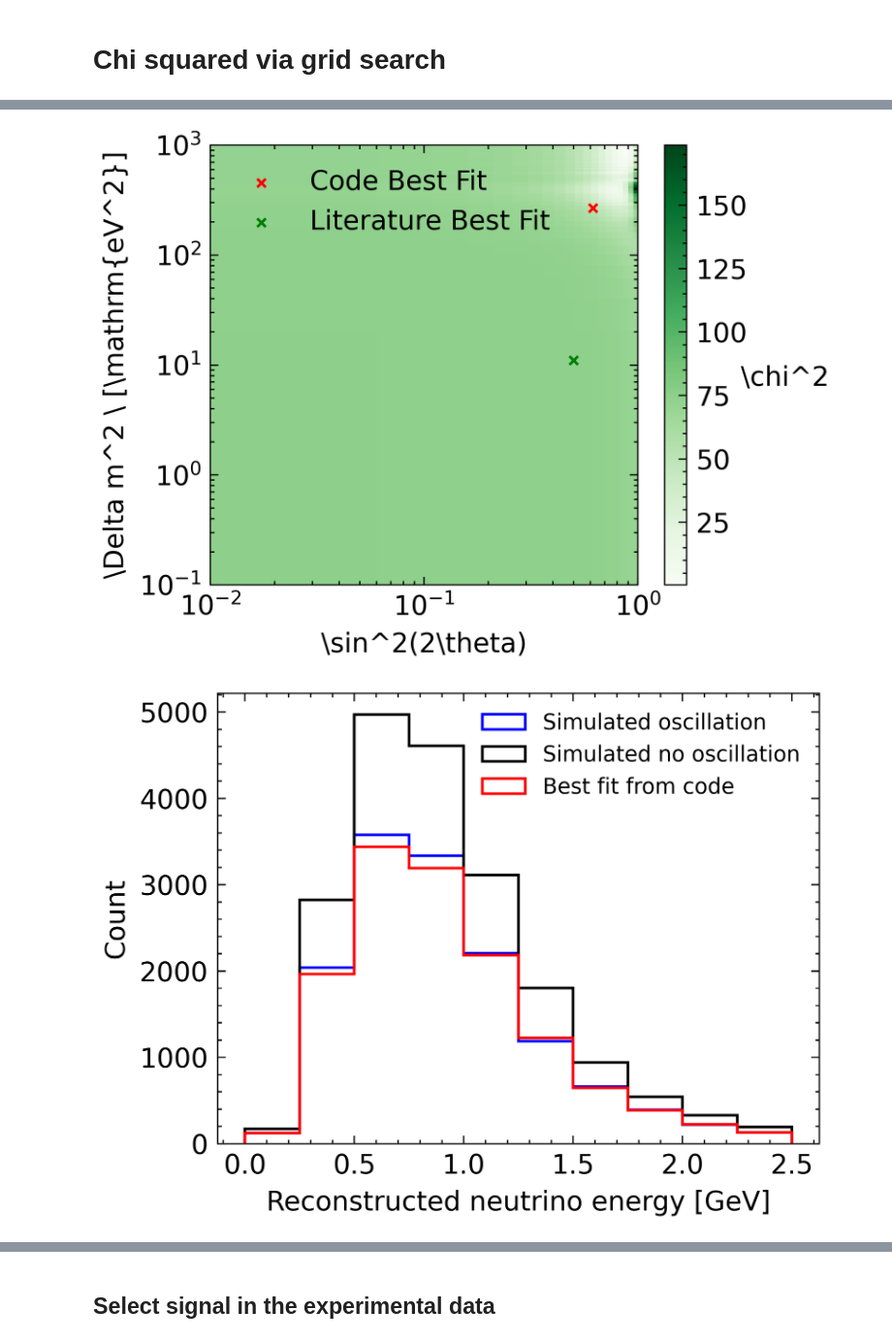
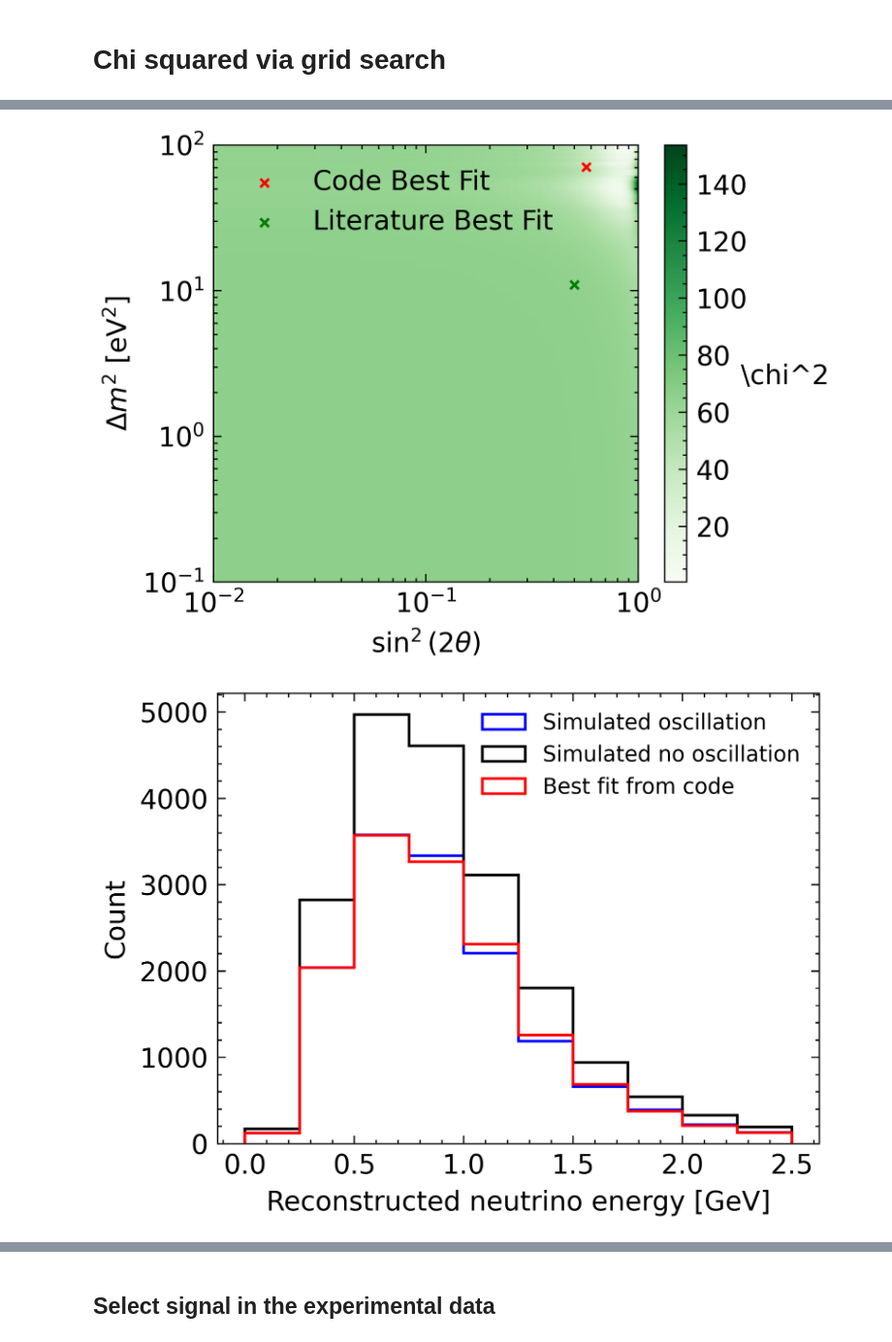
Before and after one commit to wnguyen1312/Neutrino-Oscillation, a Jupyter notebook: notebooks/ML Selection_Linh.ipynb, the cells around one changed output, grey strips where cells are left out. Shown at 97% size. Drawn from its saved outputs; the diff is of its cells as text; code cells hidden in the pictures.

Commit message:
more troubleshooting + change from imshow

```diff
--- a/notebooks/ML Selection_Linh.ipynb
+++ b/notebooks/ML Selection_Linh.ipynb
@@ -353,7 +353,7 @@ def oscillation_model(_, sin2, dm2):
 unc = np.sqrt(sigma**2 + no_osc_count[valid]) # add Poisson unc in two datasets in quadrature
 p0 = [0.5, 11]
 popt, pcov = curve_fit(oscillation_model, E_valid, exp_fit, p0=p0, sigma=unc, absolute_sigma=True,
-                      bounds=([0, 0.1], [1, 100]))
+                      bounds=([0, 0.1], [1, 1000]))
 sin2_best, dm2_best = popt
 sin2_err, dm2_err = np.sqrt(np.diag(pcov))
 
@@ -424,8 +424,8 @@ array([ 126.04652157, 2163.76467936, 3495.1166192 , 3653.00074246,
 # -----------------------------------
 # Parameter grid
 # -----------------------------------
-sin2_grid = np.logspace(-2, 0, 20)
-dm2_grid = np.logspace(-1, 3, 50)
+sin2_grid = np.logspace(-2, 0, 50)
+dm2_grid = np.logspace(-1, 2, 200)
 
 chi2_map = np.zeros((len(sin2_grid), len(dm2_grid)))
 
@@ -442,7 +442,7 @@ for i, s in enumerate(sin2_grid):
                                      weights=no_osc_weight * P)
         model = model_full[valid]
 
-        chi2 = np.sum(((exp_fit - model) / sigma)**2)
+        chi2 = np.sum(((exp_fit - model) / unc)**2)
         chi2_map[i, j] = chi2
 
         if chi2 < best_chi2:
@@ -479,38 +479,58 @@ cbar = plt.colorbar()
 cbar.set_label(r'\chi^2', labelpad=14, rotation = 0)
 plt.scatter(sin2_best, dm2_best, color='red', s=10, marker='x', label='Code Best Fit')
 plt.scatter(0.5, 11, color='green', s=10, marker='x', label='Literature Best Fit')
-plt.ylabel(r'\Delta m^2 \ [\mathrm{eV^2}]')
-plt.xlabel(r'\sin^2(2\theta)')
+plt.xlabel(r'$\sin^2(2\theta)$')
+plt.ylabel(r'$\Delta m^2\ [\mathrm{eV}^2]$')
 plt.yscale('log')
 plt.xscale('log')
 plt.tight_layout()
 plt.legend()
 plt.show()
 
 # -----------------------------------
 # Plot histograms
 # -----------------------------------
 plt.figure(dpi=600, figsize=(4,3))
 ax1 = plt.gca()
 
 P = calculate_prob(0.5,11,0.47, no_osc_energy)
 
 ax1.hist(osc_energy, bins=E_bin, weights=osc_weight,
          histtype='step', color='blue', label='Simulated oscillation')
 ax1.hist(no_osc_energy, bins=E_bin, weights=no_osc_weight,
          histtype='step', color='black', label='Simulated no oscillation')
 ax1.hist(no_osc_energy, bins=E_bin,
          weights=no_osc_weight * P_best,
          histtype='step', color='red', label='Best fit from code')
 #ax1.hist(no_osc_energy, bins=E_bin,
 #         weights=no_osc_weight * P,
 #         histtype='step', color='purple', label='Best fit from literature')
 
 ax1.set_xlabel('Reconstructed neutrino energy [GeV]')
 ax1.set_ylabel('Count')
 ax1.legend(fontsize=8)
 plt.tight_layout()
 plt.show()
+
+#suggestion for improvement from chat -- problem before was imshow --> change to pcolormesh
+S, D = np.meshgrid(sin2_grid, dm2_grid, indexing='ij')
+
+plt.figure(dpi=600, figsize=(4,3))
+m = plt.pcolormesh(S, D, chi2_map, shading='auto', cmap='Greens')
+
+cbar = plt.colorbar(m)
+cbar.set_label(r'$\chi^2$', labelpad=14, rotation=0)
+
+plt.scatter(sin2_best, dm2_best, color='red', s=20, marker='x', label='Code Best Fit')
+plt.scatter(0.5, 11, color='green', s=20, marker='x', label='Literature Best Fit')
+
+plt.xscale('log')
+plt.yscale('log')
+plt.xlabel(r'$\sin^2(2\theta)$')
+plt.ylabel(r'$\Delta m^2\ [\mathrm{eV}^2]$')
+plt.legend()
+plt.tight_layout()
+plt.show()
 # %% [output]
-[figure, old version]
+[figure, new version]
-[figure, old version]
+[figure, new version]
```
Also changed, not shown: parts of 4 cells of this notebook.
